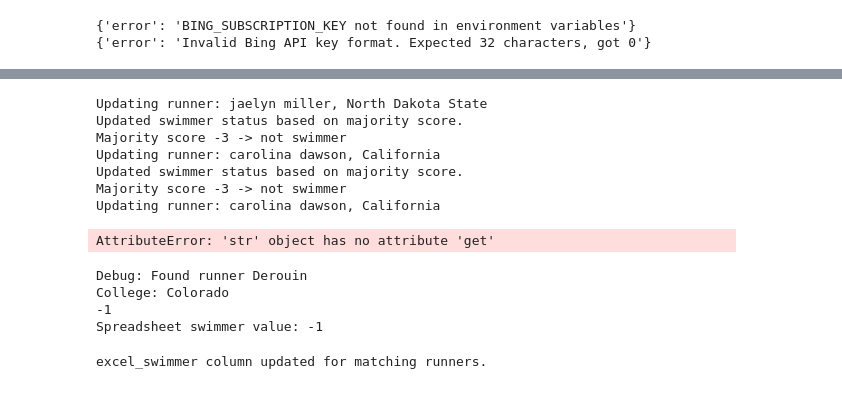
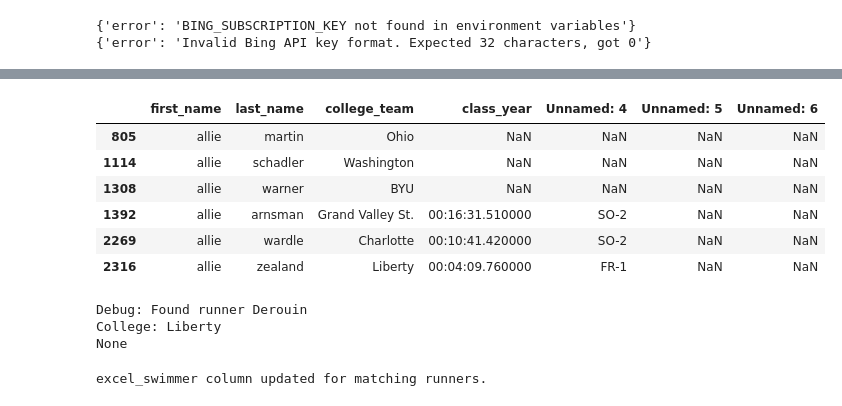
Before and after one commit to jhigh13/tri-recruiting, a Jupyter notebook: etl/lang_agent.ipynb, the cells around one changed output, grey strips where cells are left out. Saved outputs shown, nothing was run; the diff lists cells and outputs as text; code cells hidden in the pictures.

```diff
--- a/etl/lang_agent.ipynb
+++ b/etl/lang_agent.ipynb
@@ -861,7 +849,7 @@ processed = 0
 swimmer_yes = 0
 swimmer_no = 0
 old_runner = ""
-for outer in range(500):
+for outer in range(25):
     runner_name, college, excel_swimmer = get_next_runner()
     if runner_name is None:
         print("No further runners to process. Breaking loop.")
@@ -885,15 +873,16 @@ for outer in range(500):
         print(f"Majority score {score} -> not swimmer")
     old_runner = runner_name
 print(f"\nSummary: processed={processed}, swimmers={swimmer_yes}, non_swimmers={swimmer_no}")
-# %% [output]
-Updating runner: jaelyn miller, North Dakota State
-Updated swimmer status based on majority score.
-Majority score -3 -> not swimmer
-Updating runner: carolina dawson, California
-Updated swimmer status based on majority score.
-Majority score -3 -> not swimmer
-Updating runner: carolina dawson, California
-AttributeError: 'str' object has no attribute 'get'
+# %%
+df_women[df_women['first_name'] == 'allie']
+# %% [output]
+|  | first_name | last_name | college_team | class_year | Unnamed: 4 | Unnamed: 5 | Unnamed: 6 |
+| 805 | allie | martin | Ohio | NaN | NaN | NaN | NaN |
+| 1114 | allie | schadler | Washington | NaN | NaN | NaN | NaN |
+| 1308 | allie | warner | BYU | NaN | NaN | NaN | NaN |
+| 1392 | allie | arnsman | Grand Valley St. | 00:16:31.510000 | SO-2 | NaN | NaN |
+| 2269 | allie | wardle | Charlotte | 00:10:41.420000 | SO-2 | NaN | NaN |
+| 2316 | allie | zealand | Liberty | 00:04:09.760000 | FR-1 | NaN | NaN |
 # %%
 def spreadsheet_has_runner(df: pd.DataFrame, first_name: str, last_name: str, college: str) -> str | None:
     """
@@ -920,7 +909,7 @@ for runner in runners:
     swimmer_val_men = spreadsheet_has_runner(df_men, first_name, last_name, college)
 
     swimmer_val = swimmer_val_women if swimmer_val_women is not None else swimmer_val_men
-    if last_name == "derouin":
+    if last_name == "zealand":
         print("Debug: Found runner Derouin")
         print(f"College: {runner.college_team}")
         print(swimmer_val)
@@ -936,9 +925,8 @@ for runner in runners:
 session.close()
 # %% [output]
 Debug: Found runner Derouin
-College: Colorado
--1
-Spreadsheet swimmer value: -1
+College: Liberty
+None
 # %%
 session = get_db_session()
 try:
```
Also changed, not shown: parts of 5 cells of this notebook, 2 other files.
